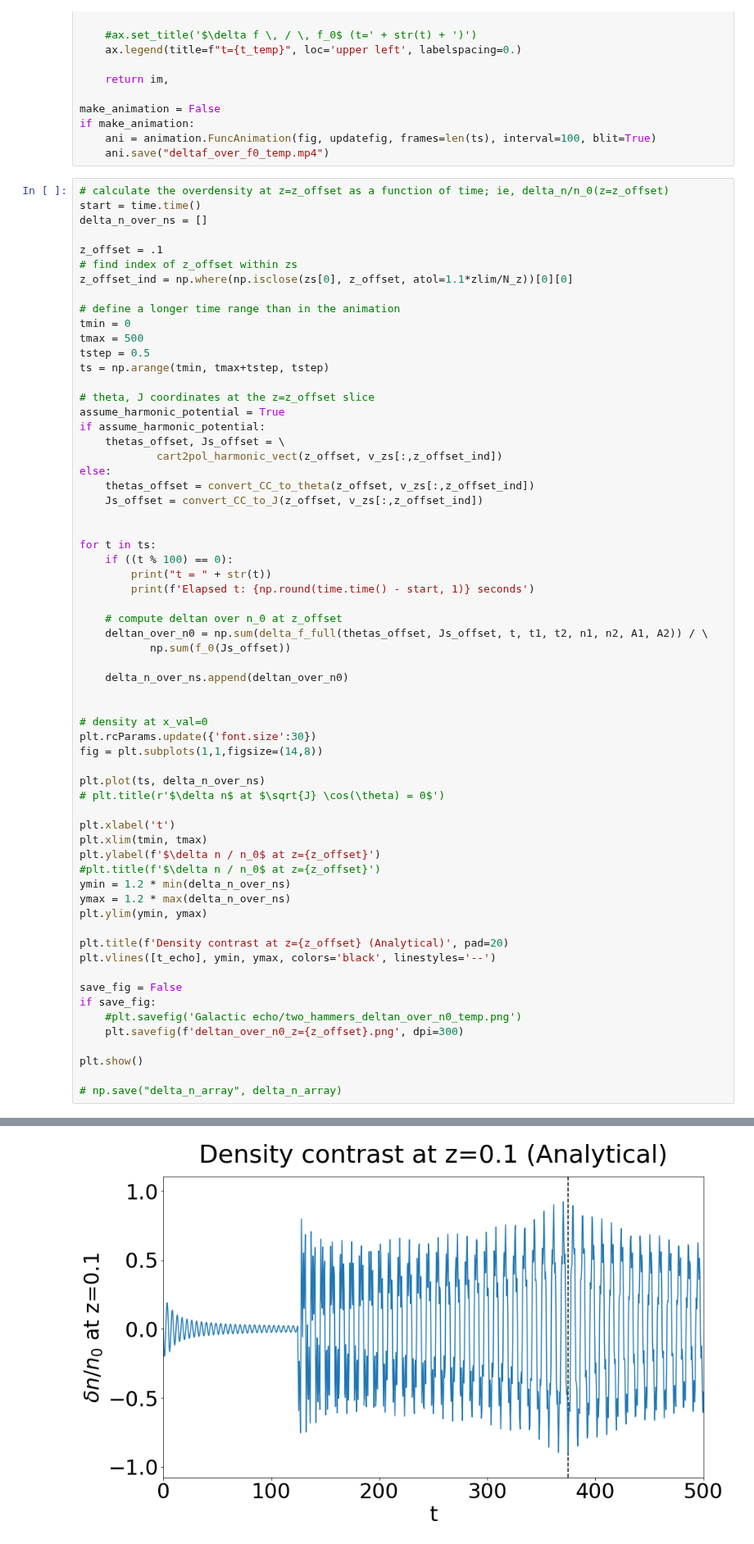
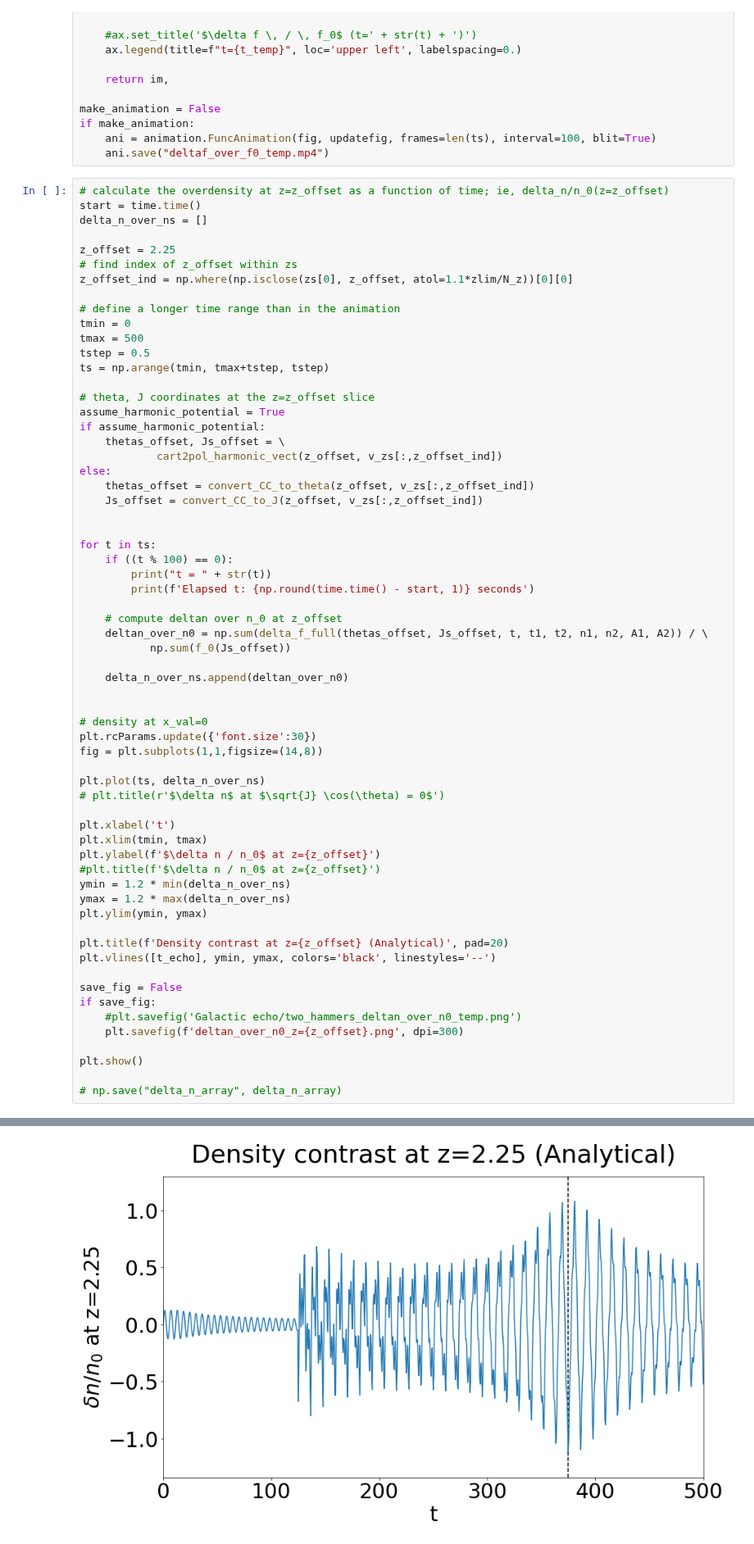
Before and after one commit to Jupiter1994/plasma-echo, a Jupyter notebook: Galactic Phase Mixing and Echo.ipynb, the cells around one changed output, grey strips where cells are left out. Shown at 82% size. Drawn from its saved outputs; the diff is of its cells as text.

```diff
--- a/Galactic Phase Mixing and Echo.ipynb
+++ b/Galactic Phase Mixing and Echo.ipynb
@@ -664,7 +664,7 @@ if make_animation:
 start = time.time()
 delta_n_over_ns = []
 
-z_offset = .1
+z_offset = 2.25
 # find index of z_offset within zs
 z_offset_ind = np.where(np.isclose(zs[0], z_offset, atol=1.1*zlim/N_z))[0][0]
 
@@ -738,4 +738,4 @@ Elapsed t: 0.9 seconds
-[figure, old version]
+[figure, new version]
 # %%
 # t after t2 where delta_n peaks
 # (the +2 offset is needed because delta_n_array has 2 extra terms at the start, idk why)
```
Also changed, not shown: parts of 1 cell of this notebook, 3 other files.
